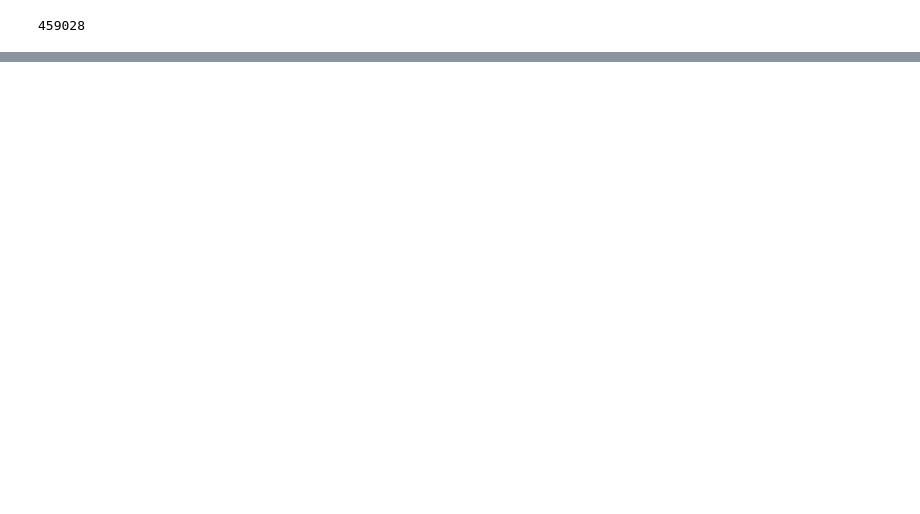
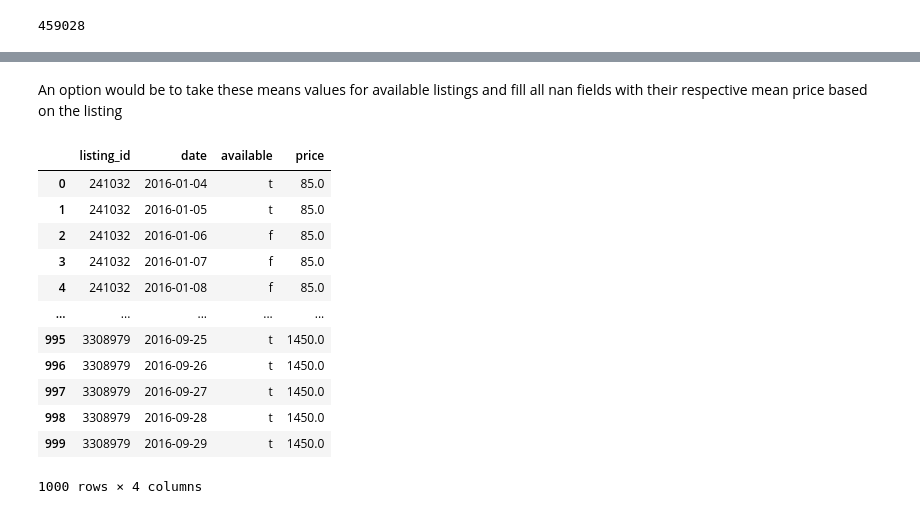
Before and after one commit to bjpayne/BecomeADataScientist, a Jupyter notebook: question2.ipynb, the cells around one changed output, grey strips where cells are left out. Drawn from its saved outputs; the diff is of its cells as text; code cells hidden in the pictures; blank space fills up the shorter version.

```diff
--- a/question2.ipynb
+++ b/question2.ipynb
@@ -104,0 +44,10 @@ The most expensive time of the year to vist Seattle using AirBNB is during the s
+# %%
+availableListings = dataframe.loc[dataframe['available'] == 't'].copy()
+
+availableListings = availableListings[['listing_id', 'price']].groupby(['listing_id', 'price'], as_index=False)
+
+availableListings = availableListings.mean().groupby('listing_id')['price'].mean().round(2)
+
+availableListings = pandas.DataFrame(availableListings.reset_index())
+
+availableListings
@@ -104,0 +68,32 @@ The most expensive time of the year to vist Seattle using AirBNB is during the s
+# %% [markdown]
+An option would be to take these means values for available listings and fill all nan fields with their respective mean price based on the listing
+# %%
+def findAvailableListingMean(row):
+    if numpy.isnan(row['price']):
+        try:
+            mean_price = availableListings.loc[availableListings['listing_id'] == row['listing_id']]['price'].item()
+
+            return mean_price
+        except:
+            return row['price']
+    else:
+        return row['price']
+
+dataframe['price'] = dataframe.apply(
+    lambda row: findAvailableListingMean(row),
+    axis=1
+)
+# %% [output]
+|  | listing_id | date | available | price |
+| 0 | 241032 | 2016-01-04 | t | 85.0 |
+| 1 | 241032 | 2016-01-05 | t | 85.0 |
+| 2 | 241032 | 2016-01-06 | f | 85.0 |
+| 3 | 241032 | 2016-01-07 | f | 85.0 |
+| 4 | 241032 | 2016-01-08 | f | 85.0 |
+| ... | ... | ... | ... | ... |
+| 995 | 3308979 | 2016-09-25 | t | 1450.0 |
+| 996 | 3308979 | 2016-09-26 | t | 1450.0 |
+| 997 | 3308979 | 2016-09-27 | t | 1450.0 |
+| 998 | 3308979 | 2016-09-28 | t | 1450.0 |
+| 999 | 3308979 | 2016-09-29 | t | 1450.0 |
+1000 rows × 4 columns
```
Also changed, not shown: parts of 13 cells of this notebook.
